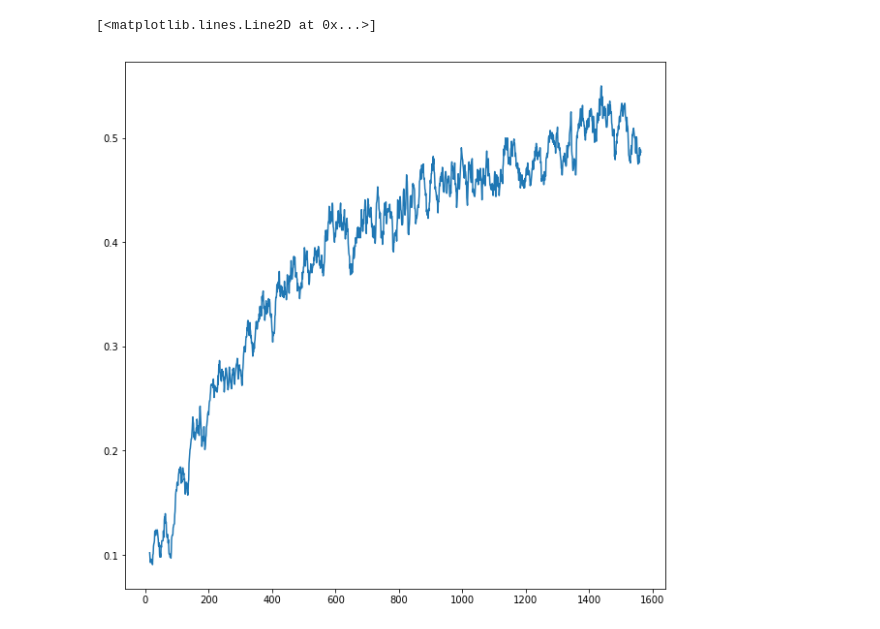
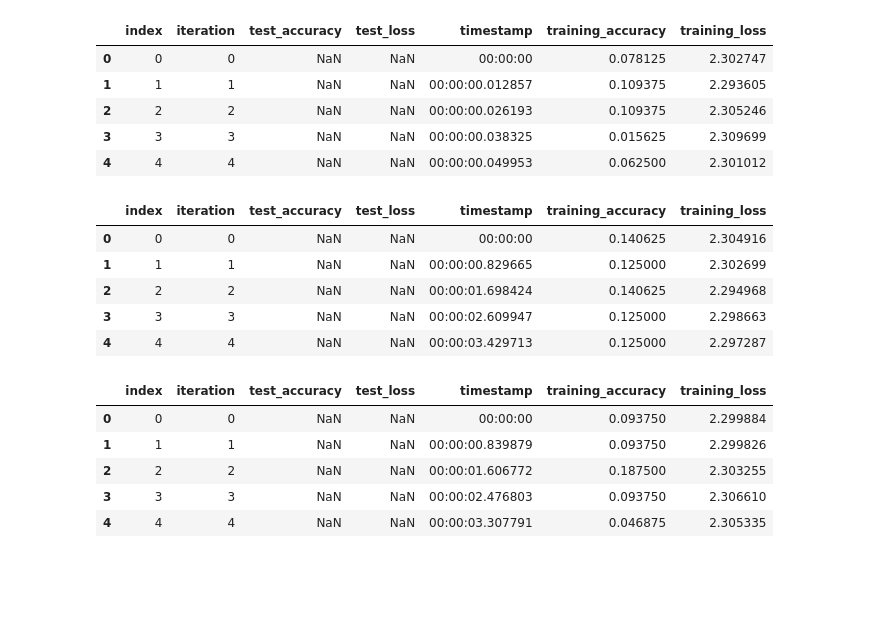
Before and after one commit to ucla-labx/distbelief, a Jupyter notebook: Analysis.ipynb, the cells around one changed output. Drawn from its saved outputs; the diff is of its cells as text; code cells hidden in the pictures; blank space fills up the shorter version.

```diff
--- a/Analysis.ipynb
+++ b/Analysis.ipynb
@@ -40,6 +4,35 @@ df
-# %%
-fig = plt.figure(figsize=(10, 10))
-plt.plot(df['Unnamed: 0'],df['training_accuracy'].rolling(15).mean())
-# %% [output]
-[<matplotlib.lines.Line2D at 0x...>]
-[figure, removed]
+# %%
+df = pd.read_csv('single.csv')
+df1 = pd.read_csv('node1.csv')
+df2 = pd.read_csv('node2.csv')
+# %%
+df['timestamp'] = pd.to_datetime(df['timestamp'])
+df1['timestamp'] = pd.to_datetime(df1['timestamp'])
+df2['timestamp'] = pd.to_datetime(df2['timestamp'])
+
+df['timestamp'] -= df['timestamp'].min()
+df1['timestamp'] -= df1['timestamp'].min()
+df2['timestamp'] -= df2['timestamp'].min()
+# %%
+display(df.head())
+display(df1.head())
+display(df2.head())
+# %% [output]
+|  | index | iteration | test_accuracy | test_loss | timestamp | training_accuracy | training_loss |
+| 0 | 0 | 0 | NaN | NaN | 00:00:00 | 0.078125 | 2.302747 |
+| 1 | 1 | 1 | NaN | NaN | 00:00:00.012857 | 0.109375 | 2.293605 |
+| 2 | 2 | 2 | NaN | NaN | 00:00:00.026193 | 0.109375 | 2.305246 |
+| 3 | 3 | 3 | NaN | NaN | 00:00:00.038325 | 0.015625 | 2.309699 |
+| 4 | 4 | 4 | NaN | NaN | 00:00:00.049953 | 0.062500 | 2.301012 |
+|  | index | iteration | test_accuracy | test_loss | timestamp | training_accuracy | training_loss |
+| 0 | 0 | 0 | NaN | NaN | 00:00:00 | 0.140625 | 2.304916 |
+| 1 | 1 | 1 | NaN | NaN | 00:00:00.829665 | 0.125000 | 2.302699 |
+| 2 | 2 | 2 | NaN | NaN | 00:00:01.698424 | 0.140625 | 2.294968 |
+| 3 | 3 | 3 | NaN | NaN | 00:00:02.609947 | 0.125000 | 2.298663 |
+| 4 | 4 | 4 | NaN | NaN | 00:00:03.429713 | 0.125000 | 2.297287 |
+|  | index | iteration | test_accuracy | test_loss | timestamp | training_accuracy | training_loss |
+| 0 | 0 | 0 | NaN | NaN | 00:00:00 | 0.093750 | 2.299884 |
+| 1 | 1 | 1 | NaN | NaN | 00:00:00.839879 | 0.093750 | 2.299826 |
+| 2 | 2 | 2 | NaN | NaN | 00:00:01.606772 | 0.187500 | 2.303255 |
+| 3 | 3 | 3 | NaN | NaN | 00:00:02.476803 | 0.093750 | 2.306610 |
+| 4 | 4 | 4 | NaN | NaN | 00:00:03.307791 | 0.046875 | 2.305335 |
```
Also changed, not shown: parts of 6 cells of this notebook, 7 other files.
